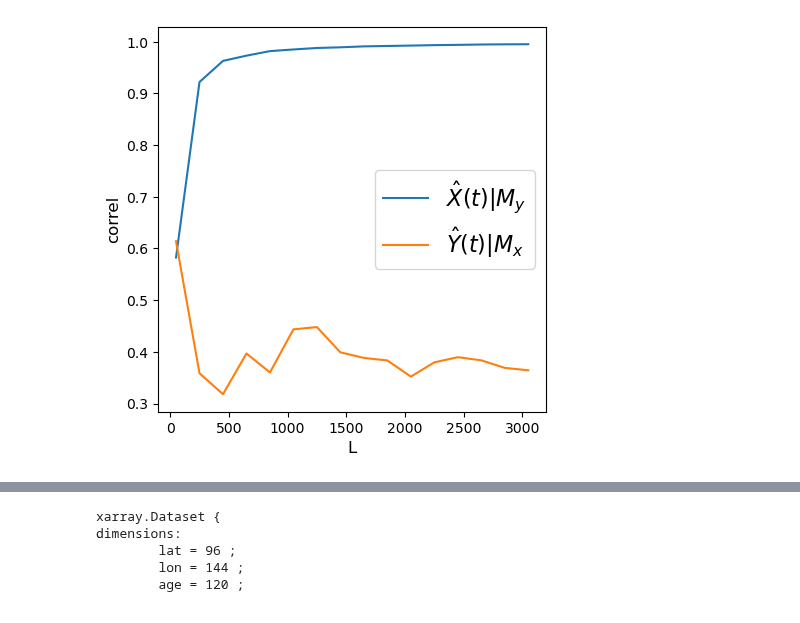
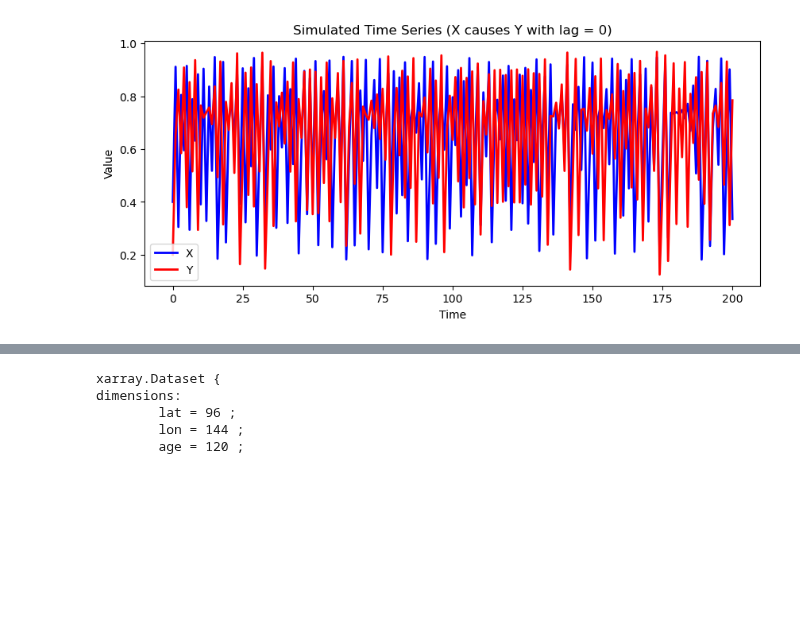
Before and after one commit to Peisong-Zheng/Inso_LGMR, a Jupyter notebook: CCM_from_scratch.ipynb, the cells around one changed output, grey strips where cells are left out. Cells and saved outputs as stored; diff of their text form; code cells hidden in the pictures; blank space fills up the shorter version.

```diff
--- a/CCM_from_scratch.ipynb
+++ b/CCM_from_scratch.ipynb
@@ -86,48 +139,58 @@ class ccm:
 # %%
-import matplotlib.pyplot as plt
+from matplotlib import pyplot as plt
 
-# params
 r_x = 3.8
 r_y = 3.5
-B_xy = 0.02 # effect on x given y (effect of y on x)
-B_yx = 0.3 # effect on y given x (effect of x on y)
+B_yx = 0.1
+LAG = 0
+t_total = 200
 
-X0 = 0.4 # initial val
-Y0 = 0.2 # initial val
-t = 5000 # time steps
+X = np.zeros(t_total + 1)
+Y = np.zeros(t_total + 1)
+X[0] = 0.4
+Y[0] = 0.2
+
+for t in range(t_total):
+    X[t+1] = r_x * X[t] * (1 - X[t])
+    if (t + 1) < LAG:
+        Y[t+1] = r_y * Y[t] * (1 - Y[t])
+    else:
+        Y[t+1] = r_y * Y[t] * (1 - Y[t]) + B_yx * X[t - LAG + 1]
+
+time = np.arange(t_total + 1)
+plt.figure(figsize=(10, 4))
+plt.plot(time, X, 'b-', linewidth=2, label='X')
+plt.plot(time, Y, 'r-', linewidth=2, label='Y')
+plt.xlabel('Time')
+plt.ylabel('Value')
+plt.title(f'Simulated Time Series (X causes Y with lag = {LAG})')
+plt.legend()
+plt.show()
 
 
-def func_bi(X, Y, r, B):
-    return X*(r - r*X - B*Y)
+# L_range = range(30, 190, 10) # L values to test
+# tau = 1
+# E = 2
 
-def func_uni(X, Y, r, B):
-    return X*(r - r*X)
+# Xhat_My, Yhat_Mx = [], [] # correlation list
+# for L in L_range:
+#     ccm_XY = ccm(X, Y, tau, E, L) # define new ccm object # Testing for X -> Y
+#     ccm_YX = ccm(Y, X, tau, E, L) # define new ccm object # Testing for Y -> X
+#     Xhat_My.append(ccm_XY.causality()[0])
+#     Yhat_Mx.append(ccm_YX.causality()[0])
 
-X = [X0]
-Y = [Y0]
-for i in range(t):
-    X_ = func_uni(X[-1], Y[-1], r_x, B_xy)
-    Y_ = func_bi(Y[-1], X[-1], r_y, B_yx)
-    X.append(X_)
-    Y.append(Y_)
+# # plot convergence as L->inf. Convergence is necessary to conclude causality
+# plt.figure(figsize=(5,5))
+# plt.plot(L_range, Xhat_My, label='$\hat{X}(t)|M_y$')
+# plt.plot(L_range, Yhat_Mx, label='$\hat{Y}(t)|M_x$')
+# plt.xlabel('L', size=12)
+# plt.ylabel('correl', size=12)
+# plt.legend(prop={'size': 16})
 
-# Looking at "convergence"
-L_range = range(50, 3200, 200) # L values to test
-tau = 1
-E = 2
 
-Xhat_My, Yhat_Mx = [], [] # correlation list
-for L in L_range:
-    ccm_XY = ccm(X, Y, tau, E, L) # define new ccm object # Testing for X -> Y
-    ccm_YX = ccm(Y, X, tau, E, L) # define new ccm object # Testing for Y -> X
-    Xhat_My.append(ccm_XY.causality()[0])
-    Yhat_Mx.append(ccm_YX.causality()[0])
-
-# plot convergence as L->inf. Convergence is necessary to conclude causality
-plt.figure(figsize=(5,5))
-plt.plot(L_range, Xhat_My, label='$\hat{X}(t)|M_y$')
-plt.plot(L_range, Yhat_Mx, label='$\hat{Y}(t)|M_x$')
-plt.xlabel('L', size=12)
-plt.ylabel('correl', size=12)
-plt.legend(prop={'size': 16})
+# suppose you have two series, temp and precip:
+Xhat, Yhat = run_ccm(X, Y, tau=1, E=3,
+                     L_min=30, L_max=190, L_step=20,
+                     x_name='X',
+                     y_name='Y')
 # %% [output]
@@ -135 +197 @@ plt.legend(prop={'size': 16})
-[figure, old version]
+[figure, new version]
```
Also changed, not shown: parts of 5 cells of this notebook, 3 other files.
